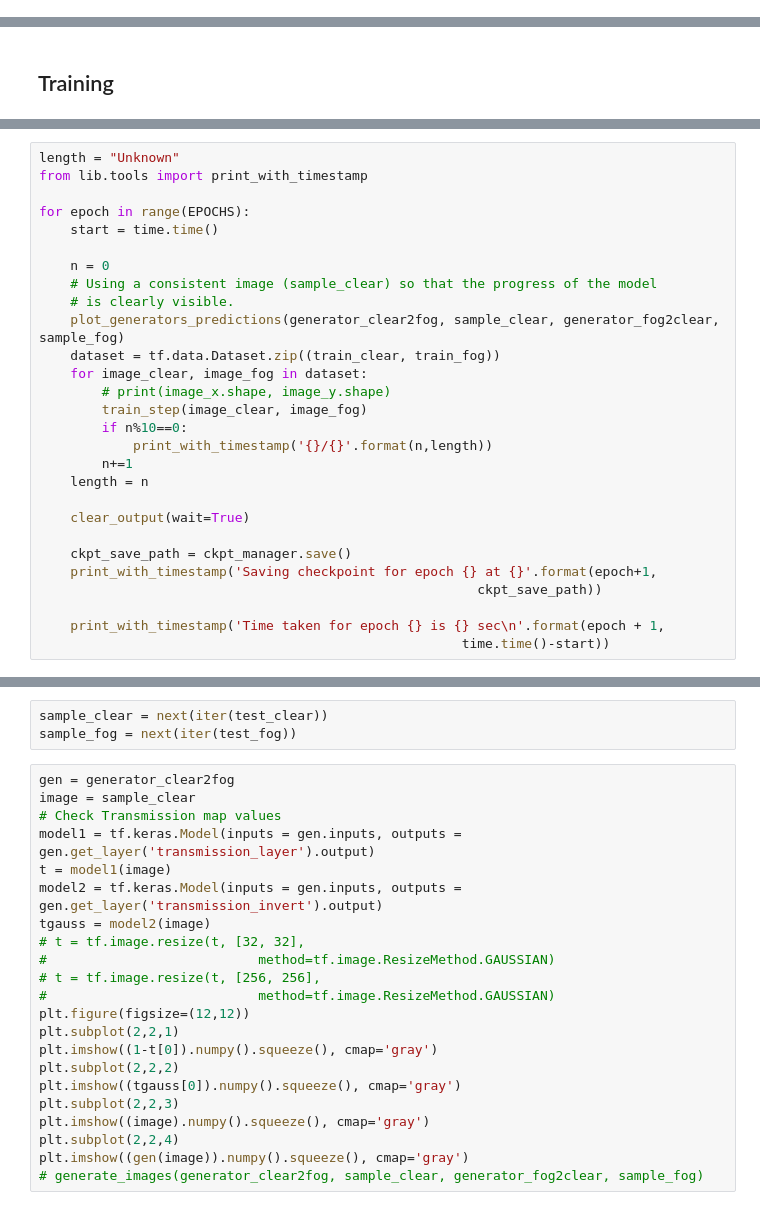
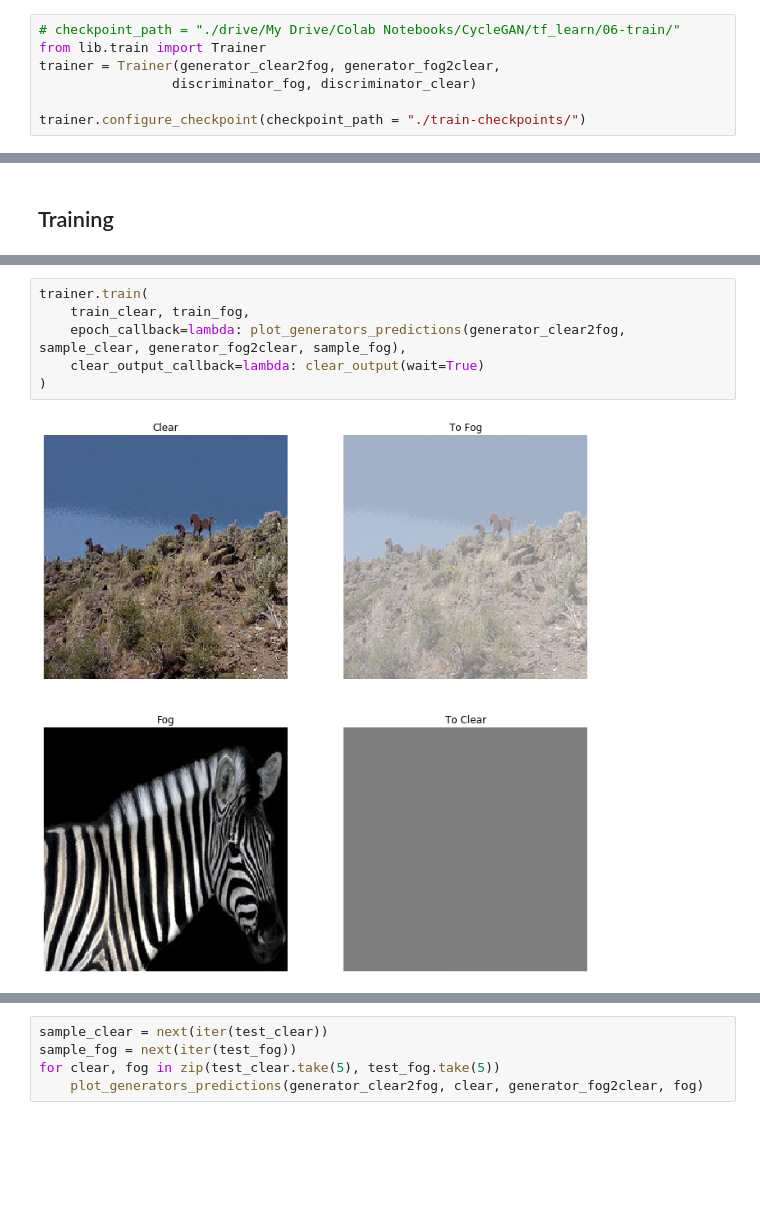
Before and after one commit to ghaiszaher/Foggy-CycleGAN, a Jupyter notebook: Foggy_CycleGAN.ipynb, the cells around one changed output, grey strips where cells are left out. Saved outputs shown, nothing was run; the diff lists cells and outputs as text; blank space fills up the shorter version.

Commit message:
train to separate class

```diff
--- a/Foggy_CycleGAN.ipynb
+++ b/Foggy_CycleGAN.ipynb
@@ -164,0 +118,7 @@ else:
+# %%
+# checkpoint_path = "./drive/My Drive/Colab Notebooks/CycleGAN/tf_learn/06-train/"
+from lib.train import Trainer
+trainer = Trainer(generator_clear2fog, generator_fog2clear,
+                 discriminator_fog, discriminator_clear)
+
+trainer.configure_checkpoint(checkpoint_path = "./train-checkpoints/")
@@ -231,28 +129,8 @@ def train_step(real_clear, real_fog):
-# %%
-length = "Unknown"
-from lib.tools import print_with_timestamp
-
-for epoch in range(EPOCHS):
-    start = time.time()
-
-    n = 0
-    # Using a consistent image (sample_clear) so that the progress of the model
-    # is clearly visible.
-    plot_generators_predictions(generator_clear2fog, sample_clear, generator_fog2clear, sample_fog)
-    dataset = tf.data.Dataset.zip((train_clear, train_fog))
-    for image_clear, image_fog in dataset:
-        # print(image_x.shape, image_y.shape)
-        train_step(image_clear, image_fog)
-        if n%10==0:
-            print_with_timestamp('{}/{}'.format(n,length))
-        n+=1
-    length = n
-
-    clear_output(wait=True)
-
-    ckpt_save_path = ckpt_manager.save()
-    print_with_timestamp('Saving checkpoint for epoch {} at {}'.format(epoch+1,
-                                                        ckpt_save_path))
-
-    print_with_timestamp('Time taken for epoch {} is {} sec\n'.format(epoch + 1,
-                                                      time.time()-start))
+# %%
+trainer.train(
+    train_clear, train_fog,
+    epoch_callback=lambda: plot_generators_predictions(generator_clear2fog, sample_clear, generator_fog2clear, sample_fog),
+    clear_output_callback=lambda: clear_output(wait=True)
+)
+# %% [output]
+[figure, added]
@@ -259,25 +138,5 @@ for epoch in range(EPOCHS):
 # %%
 sample_clear = next(iter(test_clear))
 sample_fog = next(iter(test_fog))
+for clear, fog in zip(test_clear.take(5), test_fog.take(5))
+    plot_generators_predictions(generator_clear2fog, clear, generator_fog2clear, fog)
-# %%
-gen = generator_clear2fog
-image = sample_clear
-# Check Transmission map values
-model1 = tf.keras.Model(inputs = gen.inputs, outputs = gen.get_layer('transmission_layer').output)
-t = model1(image)
-model2 = tf.keras.Model(inputs = gen.inputs, outputs = gen.get_layer('transmission_invert').output)
-tgauss = model2(image)
-# t = tf.image.resize(t, [32, 32],
-#                           method=tf.image.ResizeMethod.GAUSSIAN)
-# t = tf.image.resize(t, [256, 256],
-#                           method=tf.image.ResizeMethod.GAUSSIAN)
-plt.figure(figsize=(12,12))
-plt.subplot(2,2,1)
-plt.imshow((1-t[0]).numpy().squeeze(), cmap='gray')
-plt.subplot(2,2,2)
-plt.imshow((tgauss[0]).numpy().squeeze(), cmap='gray')
-plt.subplot(2,2,3)
-plt.imshow((image).numpy().squeeze(), cmap='gray')
-plt.subplot(2,2,4)
-plt.imshow((gen(image)).numpy().squeeze(), cmap='gray')
-# generate_images(generator_clear2fog, sample_clear, generator_fog2clear, sample_fog)
```
Also changed, not shown: parts of 25 cells of this notebook, 6 other files.
